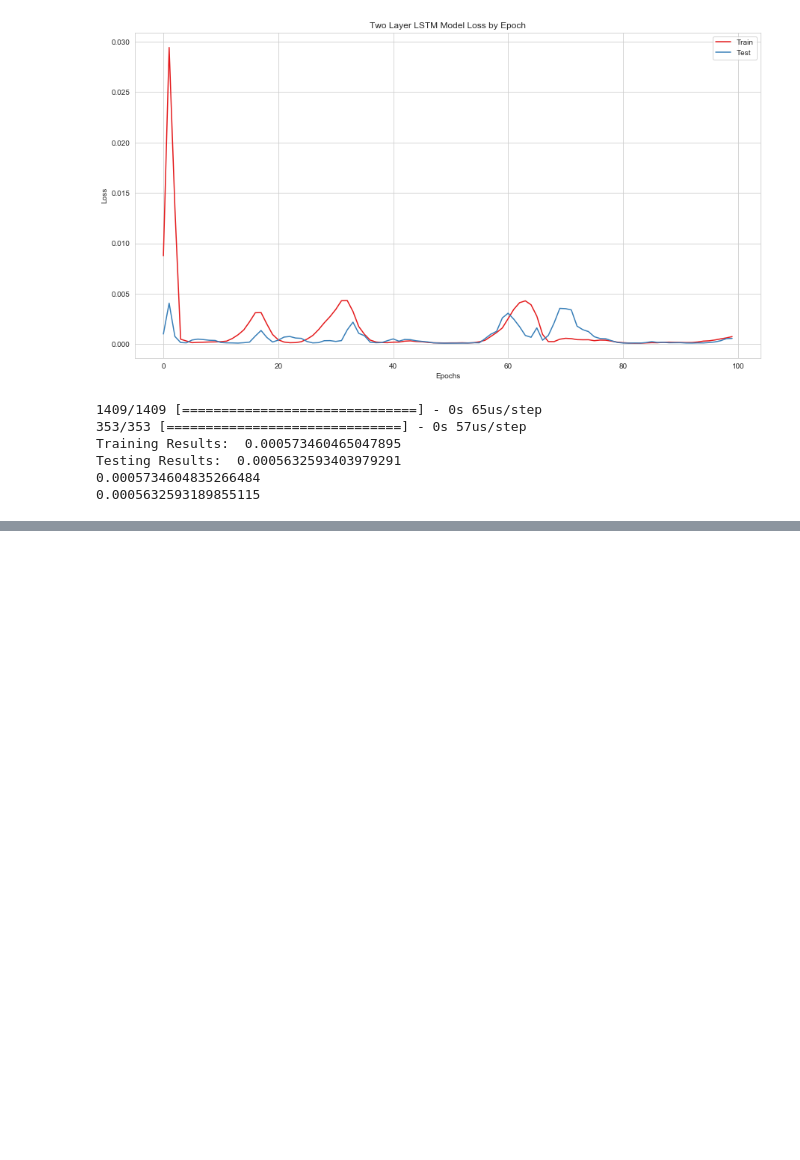
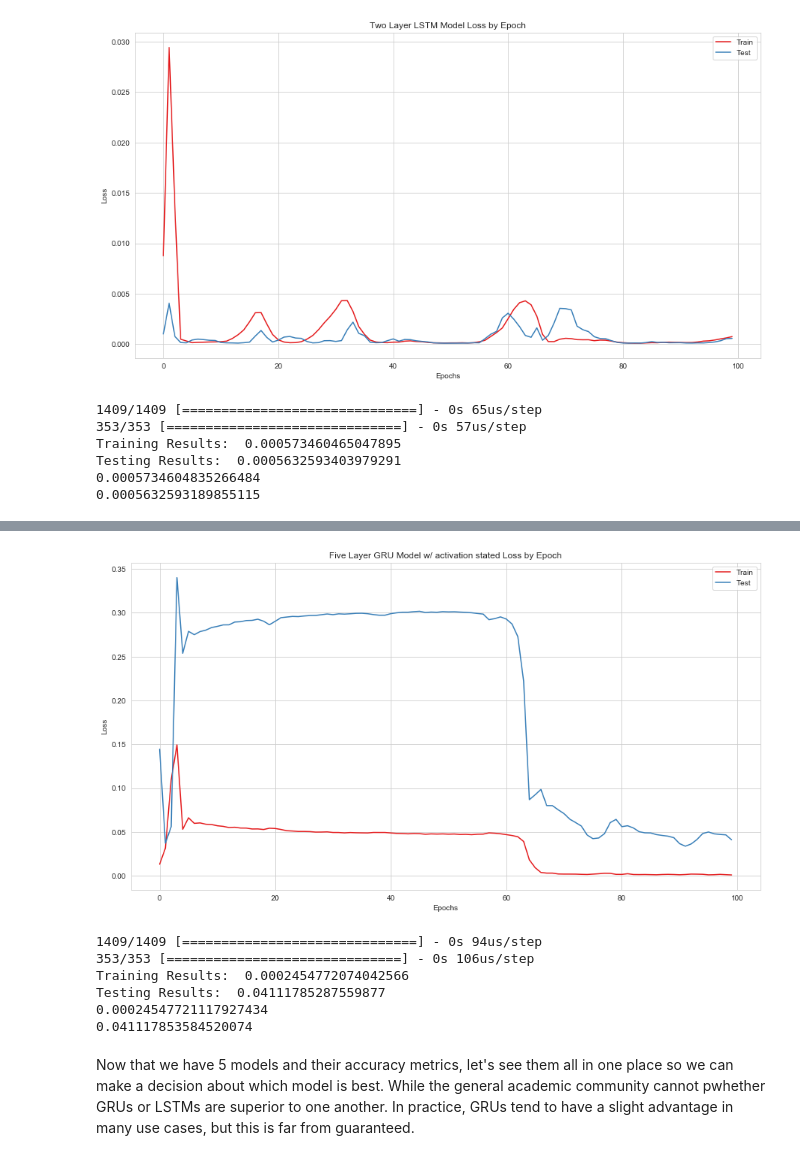
Before and after one commit to MissAle17/dsc-4-final-project-online-ds-sp-000, a Jupyter notebook: student.ipynb, the cells around one changed output, grey strips where cells are left out. Drawn from its saved outputs; the diff is of its cells as text; code cells hidden in the pictures; blank space fills up the shorter version.

```diff
--- a/student.ipynb
+++ b/student.ipynb
@@ -638,0 +760,14 @@ for key in model_predict.keys():
+# %%
+# Building and compiling a 5 layer GRU model where we explicitly change the activation function at each layer
+model5 = Sequential()
+model5.add(GRU(50, input_shape=(1,3),return_sequences=True,activation='sigmoid'))
+model5.add(GRU(150, input_shape=(1,3), dropout=0.1, recurrent_dropout=0.1,return_sequences=True,activation='sigmoid'))
+model5.add(GRU(150, input_shape=(1,3), dropout=0.1, recurrent_dropout=0.1,return_sequences=True,activation='sigmoid'))
+model5.add(GRU(150, input_shape=(1,3), dropout=0.1, recurrent_dropout=0.1,return_sequences=True,activation='sigmoid'))
+model5.add(GRU(50, input_shape=(1,3), dropout=0.1, recurrent_dropout=0.1))
+model5.add(Dense(1,activation = 'linear'))
+model5.compile(loss='mse', optimizer='adam')
+
+# fit network
+history5 = model5.fit(train_X, train_y, epochs=100, batch_size=50,
+                    validation_data=(test_X, test_y), verbose=2, shuffle=False)
@@ -638,0 +792,41 @@ for key in model_predict.keys():
+# %%
+# plotting the history
+plt.figure(figsize=(15, 8));
+plt.plot(history5.history['loss'], label='Train')
+plt.plot(history5.history['val_loss'], label='Test')
+plt.xlabel("Epochs")
+plt.ylabel("Loss")
+plt.title("Five Layer GRU Model w/ activation stated Loss by Epoch")
+plt.legend()
+plt.show()
+
+#showing our results
+results_train5 = model5.evaluate(train_X, train_y)
+results_test5 = model5.evaluate(test_X, test_y)
+print("Training Results: ",results_train5)
+print("Testing Results: ",results_test5)
+
+#making our prediction
+pred_train5 = model5.predict(train_X).reshape(-1)
+pred_test5 = model5.predict(test_X).reshape(-1)
+
+#Calculating our performance metric in this case MSE
+GRU5_MSE_train = np.mean((pred_train5-train_y)**2)
+GRU5_MSE_test = np.mean((pred_test5-test_y)**2)
+
+#Showing our results for our calulations
+print(GRU5_MSE_train)
+print(GRU5_MSE_test)
+
+#adding the next model to the dictionary
+model_predict["Five Layer GRU w/ stated activation"] = {'Test MSE': GRU5_MSE_test, 'Train MSE':GRU5_MSE_train}
+# %% [output]
+[figure, added]
+1409/1409 [==============================] - 0s 94us/step
+353/353 [==============================] - 0s 106us/step
+Training Results:  0.0002454772074042566
+Testing Results:  0.04111785287559877
+0.00024547721117927434
+0.041117853584520074
+# %% [markdown]
+Now that we have 5 models and their accuracy metrics, let's see them all in one place so we can make a decision about which model is best.  While the general academic community cannot pwhether GRUs or LSTMs are superior to one another. In practice, GRUs tend to have a slight advantage in many use cases, but this is far from guaranteed.
```
Also changed, not shown: parts of 16 cells of this notebook.
